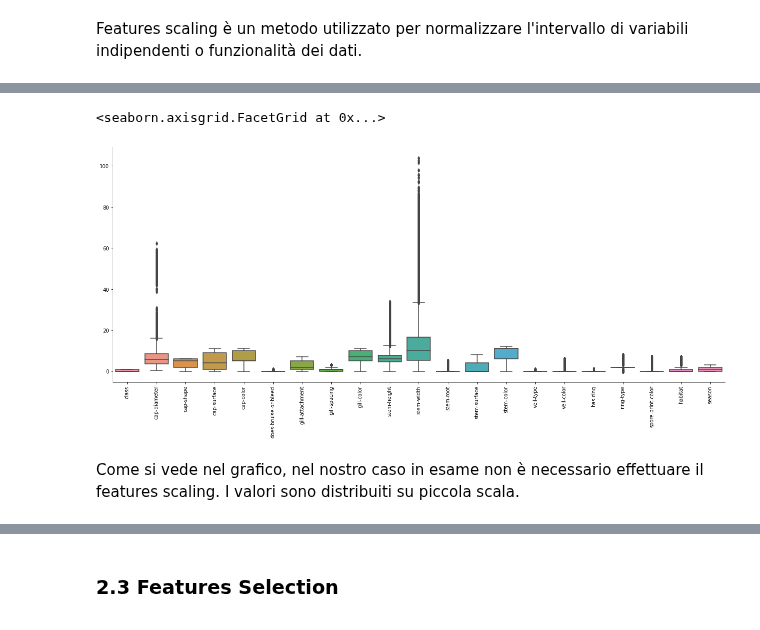
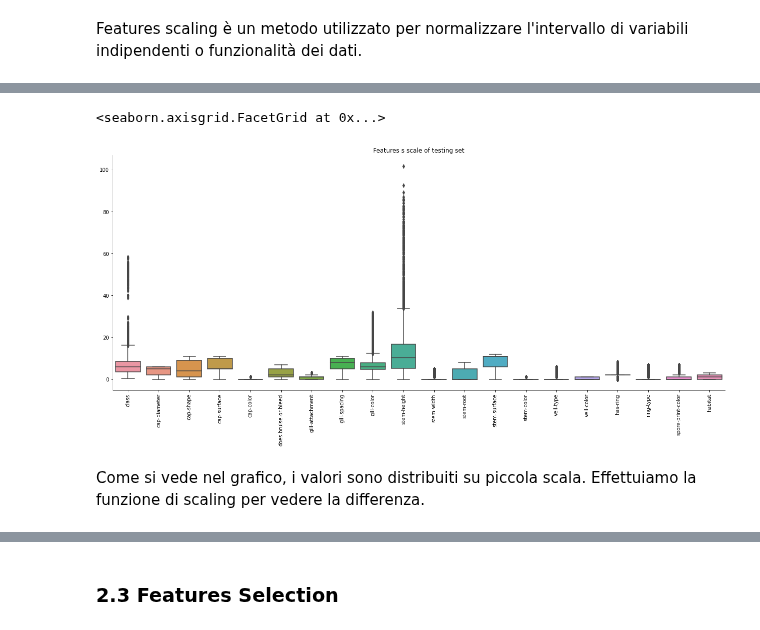
Before and after one commit to msalvati1997/mushrooms_classificator, a Jupyter notebook: mushroom.ipynb, the cells around one changed output, grey strips where cells are left out. Cells and saved outputs as stored; diff of their text form; code cells hidden in the pictures.

```diff
--- a/mushroom.ipynb
+++ b/mushroom.ipynb
@@ -558,18 +558,3 @@ df
 | 61067 | 0 | 1.24 | 2.0 | 8.0 | 11.0 | 0.0 | 4.0 | ... |
 | 61068 | 0 | 1.17 | 5.0 | 8.0 | 11.0 | 0.0 | 4.0 | ... |
 61069 rows × 21 columns
-# %%
-'''
-column_values = df['class'].unique()
-count = 0
-print('Class conversion:')
-for i in df.columns :
-   if i != 'cap-diameter' and i!='stem-height' and i!='stem-width'  :
-    df2 = df[i].unique()
-    count =0
-    print(i)
-    for p in df2 :
-       df[i] = df[i].replace(p,count)
-       print(p, "->", count)
-       count= count+1
-'''
@@ -575,0 +563,6 @@ for i in df.columns :
+# %%
+X = df.drop(['class'], axis=1)
+Y=df['class']
+y = np.array(Y,dtype = 'float32')
+x = np.array(X,dtype = 'float32')
+print(x.shape, y.shape)
@@ -576,4 +571,13 @@ for i in df.columns :
+# %%
+from sklearn.model_selection import train_test_split
+x_train, x_test, y_train,y_test = train_test_split(x,y,train_size=0.75, random_state=42)
 # %% [markdown]
 ###2.2 Features scaling
 # %% [markdown]
 Features scaling è un metodo utilizzato per normalizzare l'intervallo di variabili indipendenti o funzionalità dei dati.
+# %%
+X_TRAIN=pd.DataFrame(x_train)
+X_TEST=pd.DataFrame(x_test)
+
+p = sns.factorplot(data=X_TRAIN , kind='box' , size=7, aspect=2.5).set(title='Features s scale of training set')
+p.set_xticklabels(df.columns,rotation=90)
@@ -580,8 +587,9 @@ Features scaling è un metodo utilizzato per normalizzare l'intervallo di variab
 # %%
-p = sns.factorplot(data=df , kind='box' , size=7, aspect=2.5)
-p.set_xticklabels(rotation=90)
+p = sns.factorplot(data=X_TEST , kind='box' , size=7, aspect=2.5).set(title='Features s scale of testing set')
+p.set_xticklabels(df.columns,rotation=90)
 # %% [output]
 <seaborn.axisgrid.FacetGrid at 0x...>
-[figure, old version]
+[figure, new version]
 # %% [markdown]
-Come si vede nel grafico, nel nostro caso in esame non è necessario effettuare il features scaling. I valori sono distribuiti su piccola scala.
+Come si vede nel grafico, i valori sono distribuiti su piccola scala.
+Effettuiamo la funzione di scaling per vedere la differenza.
```
Also changed, not shown: parts of 13 cells of this notebook.
